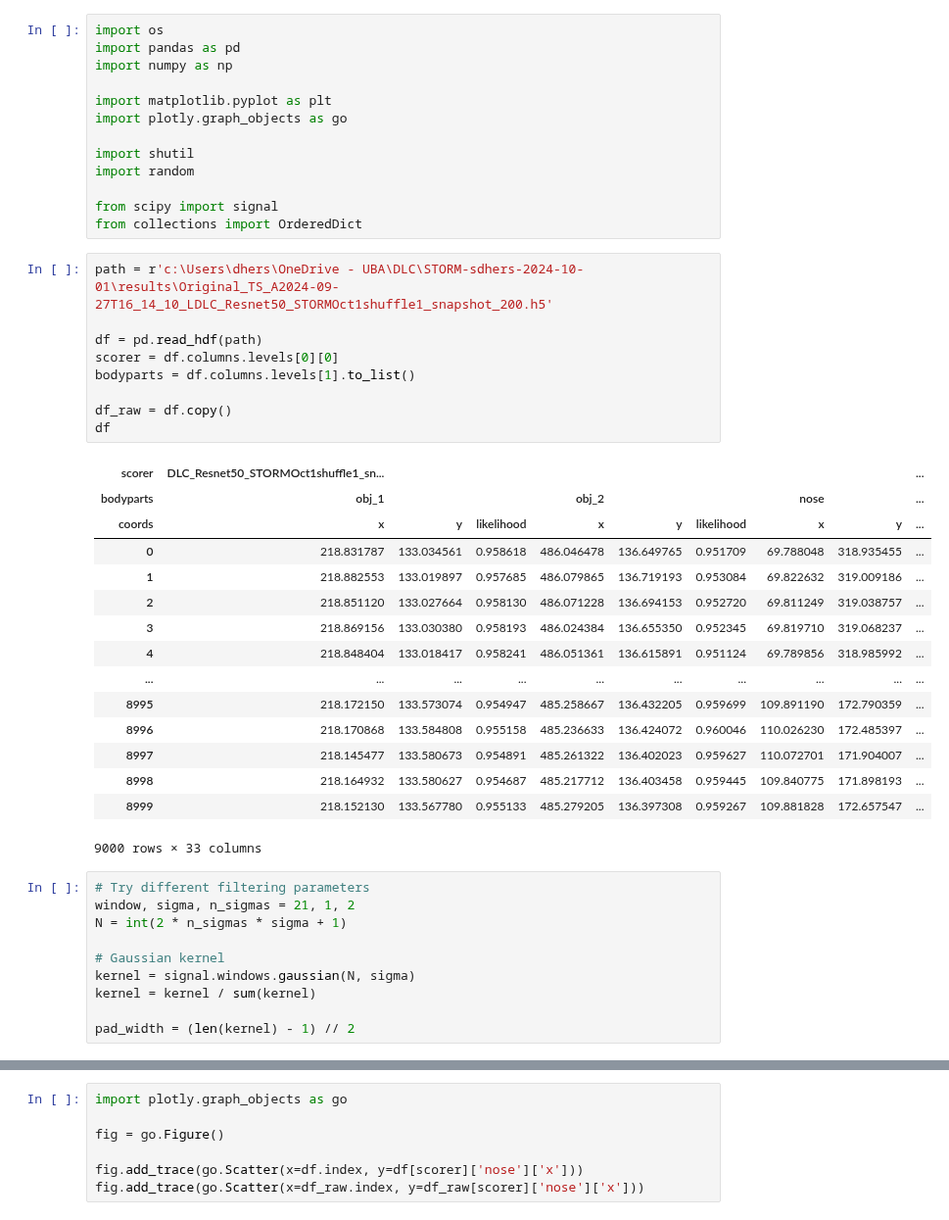
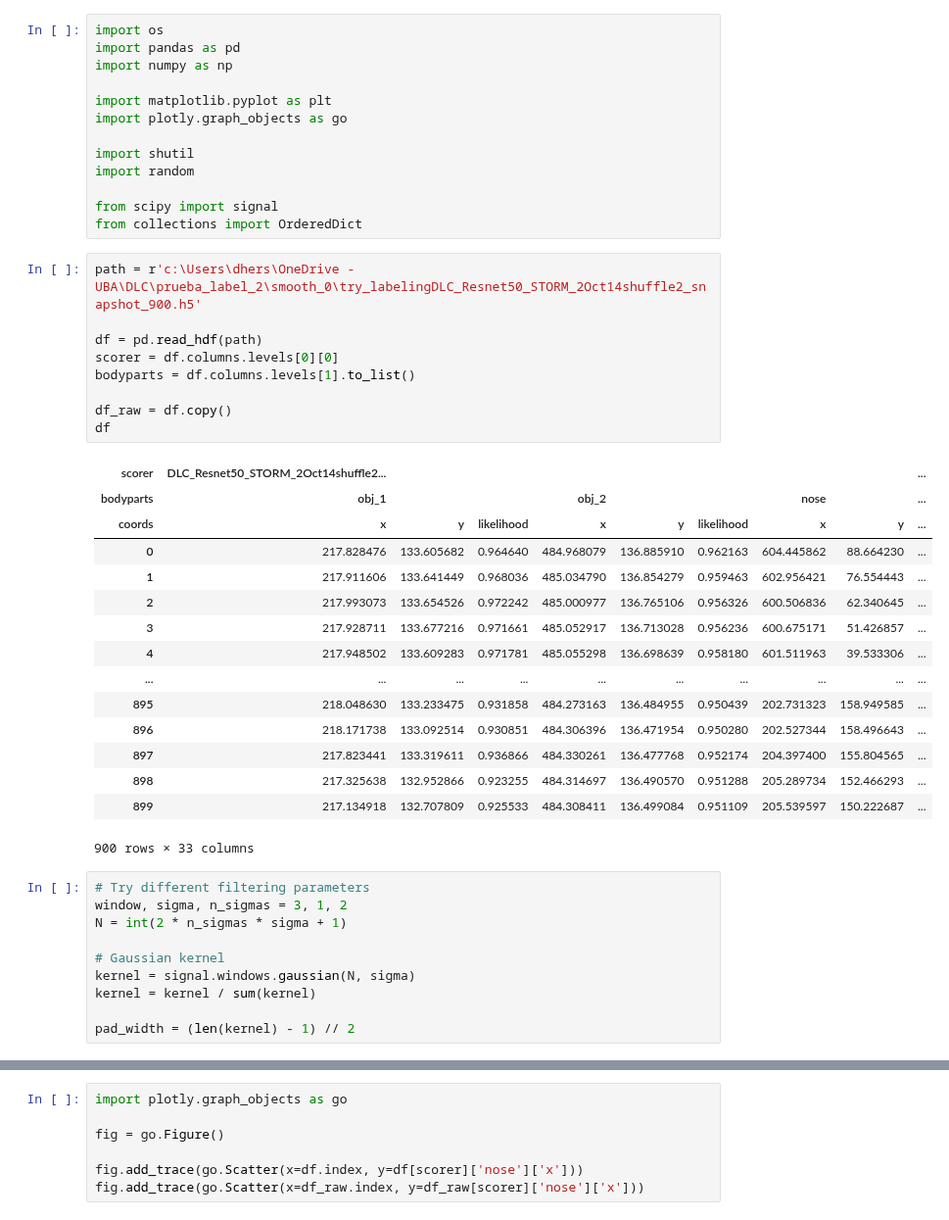
Before and after one commit to sdhers/RAINSTORM, a Jupyter notebook: edit_video/modify_H5_files.ipynb, the cells around one changed output, grey strips where cells are left out. Shown at 98% size. Drawn from its saved outputs; the diff is of its cells as text.

```diff
--- a/edit_video/modify_H5_files.ipynb
+++ b/edit_video/modify_H5_files.ipynb
@@ -12,33 +12,33 @@ import random
 from scipy import signal
 from collections import OrderedDict
 # %%
-path = r'c:\Users\dhers\OneDrive - UBA\DLC\STORM-sdhers-2024-10-01\results\Original_TS_A2024-09-27T16_14_10_LDLC_Resnet50_STORMOct1shuffle1_snapshot_200.h5'
+path = r'c:\Users\dhers\OneDrive - UBA\DLC\prueba_label_2\smooth_0\try_labelingDLC_Resnet50_STORM_2Oct14shuffle2_snapshot_900.h5'
 
 df = pd.read_hdf(path)
 scorer = df.columns.levels[0][0]
 bodyparts = df.columns.levels[1].to_list()
 
 df_raw = df.copy()
 df
 # %% [output]
-| scorer | DLC_Resnet50_STORMOct1shuffle1_sn... |  |  |  |  |  |  |  | ... |
+| scorer | DLC_Resnet50_STORM_2Oct14shuffle2... |  |  |  |  |  |  |  | ... |
 | bodyparts | obj_1 |  |  | obj_2 |  |  | nose |  | ... |
 | coords | x | y | likelihood | x | y | likelihood | x | y | ... |
-| 0 | 218.831787 | 133.034561 | 0.958618 | 486.046478 | 136.649765 | 0.951709 | 69.788048 | 318.935455 | ... |
-| 1 | 218.882553 | 133.019897 | 0.957685 | 486.079865 | 136.719193 | 0.953084 | 69.822632 | 319.009186 | ... |
-| 2 | 218.851120 | 133.027664 | 0.958130 | 486.071228 | 136.694153 | 0.952720 | 69.811249 | 319.038757 | ... |
-| 3 | 218.869156 | 133.030380 | 0.958193 | 486.024384 | 136.655350 | 0.952345 | 69.819710 | 319.068237 | ... |
-| 4 | 218.848404 | 133.018417 | 0.958241 | 486.051361 | 136.615891 | 0.951124 | 69.789856 | 318.985992 | ... |
+| 0 | 217.828476 | 133.605682 | 0.964640 | 484.968079 | 136.885910 | 0.962163 | 604.445862 | 88.664230 | ... |
+| 1 | 217.911606 | 133.641449 | 0.968036 | 485.034790 | 136.854279 | 0.959463 | 602.956421 | 76.554443 | ... |
+| 2 | 217.993073 | 133.654526 | 0.972242 | 485.000977 | 136.765106 | 0.956326 | 600.506836 | 62.340645 | ... |
+| 3 | 217.928711 | 133.677216 | 0.971661 | 485.052917 | 136.713028 | 0.956236 | 600.675171 | 51.426857 | ... |
+| 4 | 217.948502 | 133.609283 | 0.971781 | 485.055298 | 136.698639 | 0.958180 | 601.511963 | 39.533306 | ... |
 | ... | ... | ... | ... | ... | ... | ... | ... | ... | ... |
-| 8995 | 218.172150 | 133.573074 | 0.954947 | 485.258667 | 136.432205 | 0.959699 | 109.891190 | 172.790359 | ... |
-| 8996 | 218.170868 | 133.584808 | 0.955158 | 485.236633 | 136.424072 | 0.960046 | 110.026230 | 172.485397 | ... |
-| 8997 | 218.145477 | 133.580673 | 0.954891 | 485.261322 | 136.402023 | 0.959627 | 110.072701 | 171.904007 | ... |
-| 8998 | 218.164932 | 133.580627 | 0.954687 | 485.217712 | 136.403458 | 0.959445 | 109.840775 | 171.898193 | ... |
-| 8999 | 218.152130 | 133.567780 | 0.955133 | 485.279205 | 136.397308 | 0.959267 | 109.881828 | 172.657547 | ... |
+| 895 | 218.048630 | 133.233475 | 0.931858 | 484.273163 | 136.484955 | 0.950439 | 202.731323 | 158.949585 | ... |
+| 896 | 218.171738 | 133.092514 | 0.930851 | 484.306396 | 136.471954 | 0.950280 | 202.527344 | 158.496643 | ... |
+| 897 | 217.823441 | 133.319611 | 0.936866 | 484.330261 | 136.477768 | 0.952174 | 204.397400 | 155.804565 | ... |
+| 898 | 217.325638 | 132.952866 | 0.923255 | 484.314697 | 136.490570 | 0.951288 | 205.289734 | 152.466293 | ... |
+| 899 | 217.134918 | 132.707809 | 0.925533 | 484.308411 | 136.499084 | 0.951109 | 205.539597 | 150.222687 | ... |
-9000 rows × 33 columns
+900 rows × 33 columns
 # %%
 # Try different filtering parameters
-window, sigma, n_sigmas = 21, 1, 2
+window, sigma, n_sigmas = 3, 1, 2
 N = int(2 * n_sigmas * sigma + 1)
 
 # Gaussian kernel
```
Also changed, not shown: parts of 2 cells of this notebook, 4 other files.
